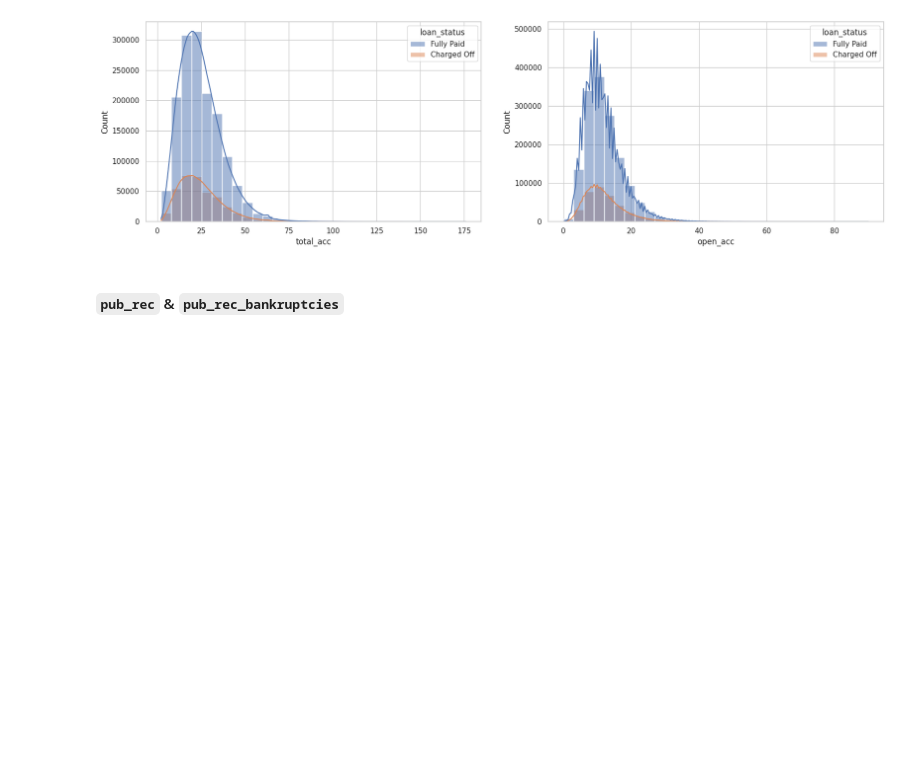
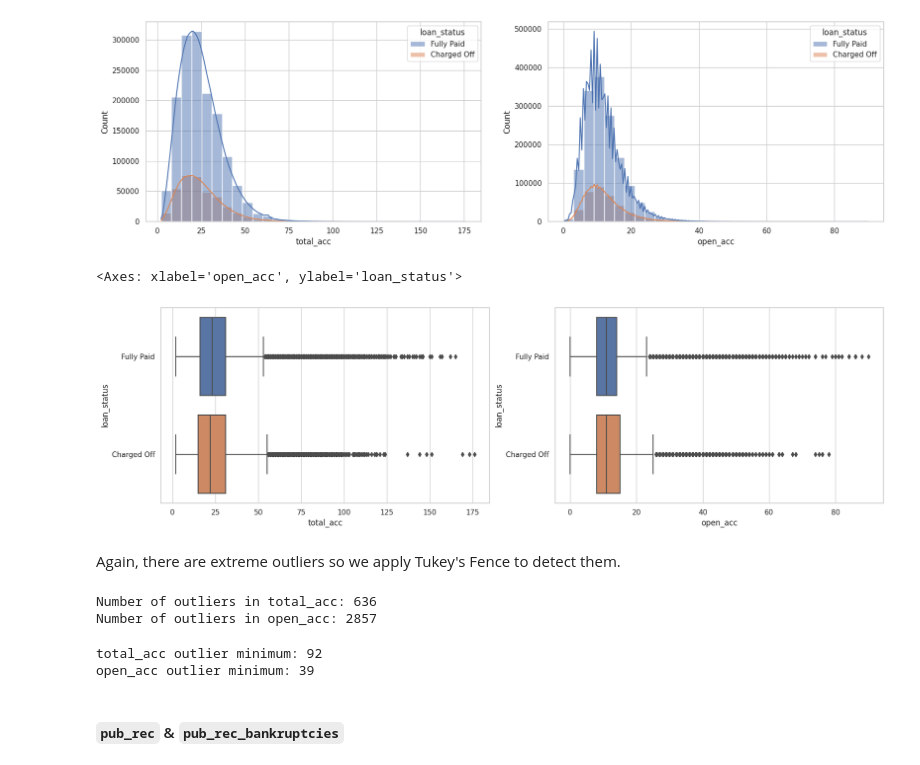
Before and after one commit to noahnguyen2004/Loan-Default-Prediction, a Jupyter notebook: loan_lending.ipynb, the cells around one changed output. Saved outputs shown, nothing was run; the diff lists cells and outputs as text; code cells hidden in the pictures; blank space fills up the shorter version.

```diff
--- a/loan_lending.ipynb
+++ b/loan_lending.ipynb
@@ -827,3 +829,18 @@ sns.histplot(x='open_acc', hue='loan_status', data=df, bins=30, kde=True, color=
 # %% [output]
 <Axes: xlabel='open_acc', ylabel='Count'>
 [figure]
+# %%
+# @title
+plt.figure(figsize=(20, 12))
+sns.set(style="whitegrid")
+
+plt.subplot(2, 2, 1)
+sns.boxplot(x="total_acc", y="loan_status", data=df)
+
+plt.subplot(2, 2, 2)
+sns.boxplot(x="open_acc", y="loan_status", data=df)
+# %% [output]
+<Axes: xlabel='open_acc', ylabel='loan_status'>
+[figure, added]
+# %% [markdown]
+Again, there are extreme outliers so we apply Tukey's Fence to detect them.
@@ -830,3 +850,18 @@ sns.histplot(x='open_acc', hue='loan_status', data=df, bins=30, kde=True, color=
+# %%
+print(f"Number of outliers in total_acc: {total_acc_outliers.shape[0]}")
+print(f"Number of outliers in open_acc: {open_acc_outliers.shape[0]}")
+# %% [output]
+Number of outliers in total_acc: 636
+Number of outliers in open_acc: 2857
+# %%
+total_acc_threshold = total_acc_outliers['total_acc'].min()
+open_acc_threshold = open_acc_outliers['open_acc'].min()
+
+print(f"total_acc outlier minimum: {total_acc_threshold}")
+print(f"open_acc outlier minimum: {open_acc_threshold}")
+# %% [output]
+total_acc outlier minimum: 92
+open_acc outlier minimum: 39
 # %% [markdown]
 #### `pub_rec` & `pub_rec_bankruptcies`
 # %% [markdown]
```
Also changed, not shown: parts of 41 cells of this notebook.
